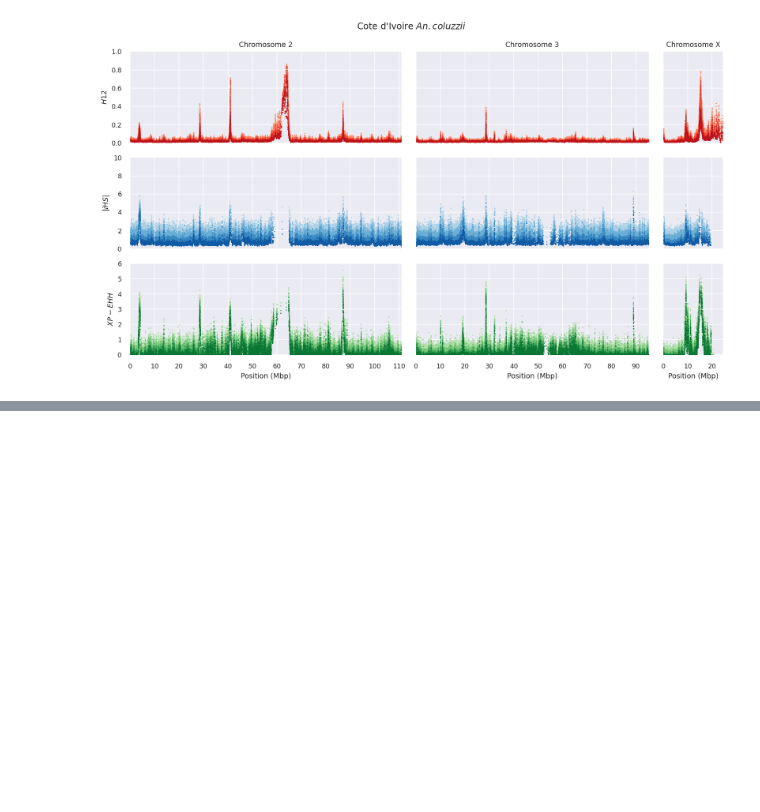
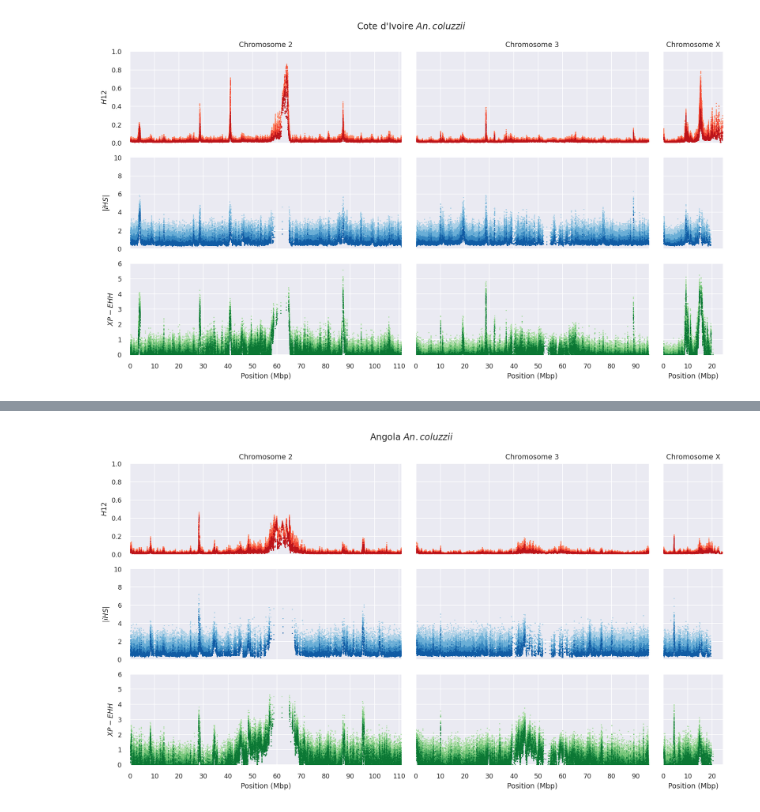
Before and after one commit to alimanfoo/shiny-train, a Jupyter notebook: notebooks/gwss-artwork.ipynb, the cells around one changed output, grey strips where cells are left out. Cells and saved outputs as stored; diff of their text form; code cells hidden in the pictures; blank space fills up the shorter version.

```diff
--- a/notebooks/gwss-artwork.ipynb
+++ b/notebooks/gwss-artwork.ipynb
@@ -278,0 +283,4 @@ fig_gwss('ci_col', 'gw')
+# %%
+fig_gwss('ao_col', 'gw')
+# %% [output]
+[figure, added]
```
Also changed, not shown: parts of 1 cell of this notebook.
